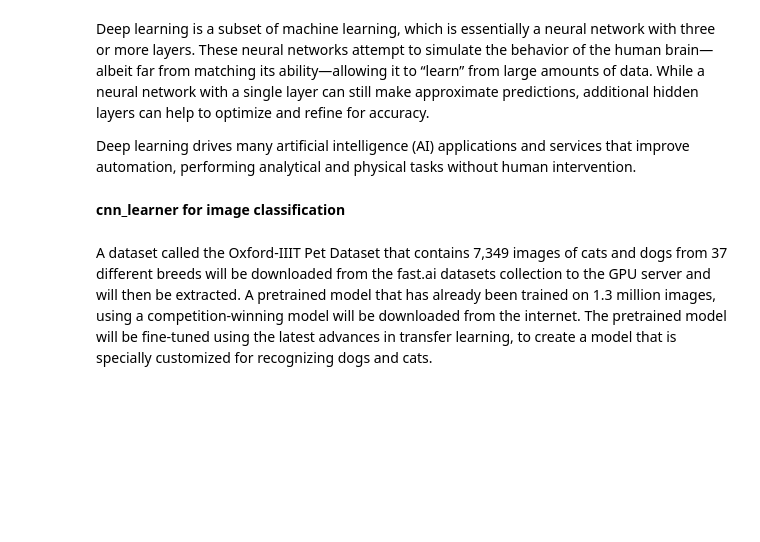
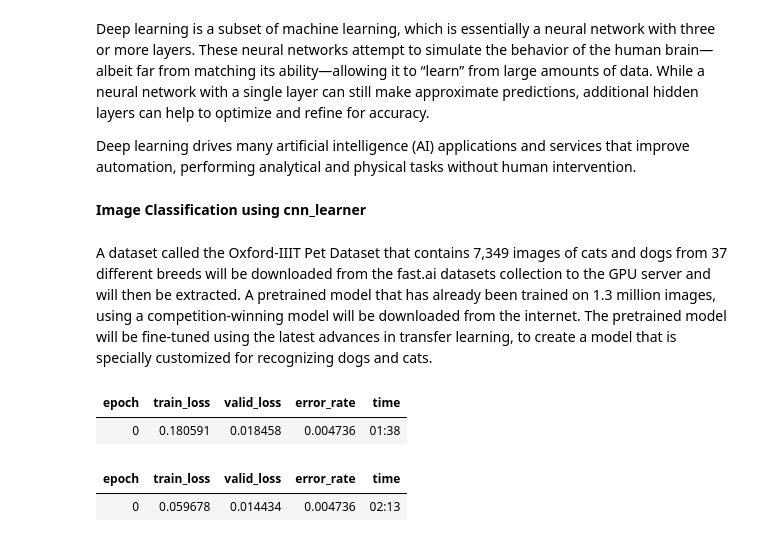
Before and after one commit to akanksha0911/DeepLearning-DeepDive-Assignment1-, a Jupyter notebook: Blackbox_DeepLearning_fastAI.ipynb, the cells around one changed output. Cells and saved outputs as stored; diff of their text form; code cells hidden in the pictures; blank space fills up the shorter version.

```diff
--- a/Blackbox_DeepLearning_fastAI.ipynb
+++ b/Blackbox_DeepLearning_fastAI.ipynb
@@ -30,8 +23,8 @@ What is deep learning - Deep learning is a computer technique to extract and tra
 Deep learning is a subset of machine learning, which is essentially a neural network with three or more layers. These neural networks attempt to simulate the behavior of the human brain—albeit far from matching its ability—allowing it to “learn” from large amounts of data. While a neural network with a single layer can still make approximate predictions, additional hidden layers can help to optimize and refine for accuracy.
 
 Deep learning drives many artificial intelligence (AI) applications and services that improve automation, performing analytical and physical tasks without human intervention.
-# %% [markdown]
- **cnn_learner for image classification**
+# %% [markdown]
+**Image Classification using cnn_learner**
 # %% [markdown]
 A dataset called the Oxford-IIIT Pet Dataset that contains 7,349 images of cats and dogs from 37 different breeds will be downloaded from the fast.ai datasets collection to the GPU server and will then be extracted.
 A pretrained model that has already been trained on 1.3 million images, using a competition-winning model will be downloaded from the internet.
@@ -38,0 +38,13 @@ The pretrained model will be fine-tuned using the latest advances in transfer le
+# %%
+# function categorizing the image as cat
+def isCat(x): return x[0].isupper()
+dls = ImageDataLoaders.from_name_func(path, get_image_files(path), valid_pct= 0.2,
+                                      seed = 42,
+                                      label_func= isCat, item_tfms = Resize(224))
+learn = cnn_learner(dls, resnet34, metrics= error_rate)
+learn.fine_tune(1)
+# %% [output]
+| epoch | train_loss | valid_loss | error_rate | time |
+| 0 | 0.180591 | 0.018458 | 0.004736 | 01:38 |
+| epoch | train_loss | valid_loss | error_rate | time |
+| 0 | 0.059678 | 0.014434 | 0.004736 | 02:13 |
```
Also changed, not shown: parts of 26 cells of this notebook.
